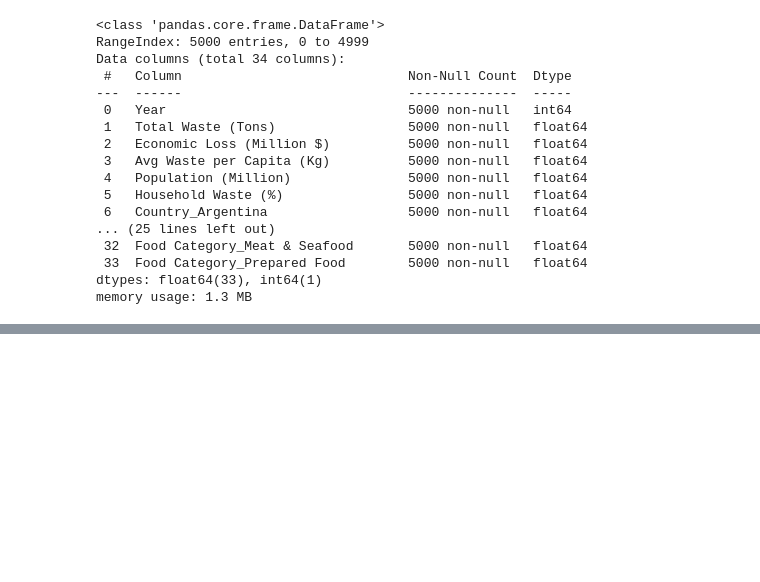
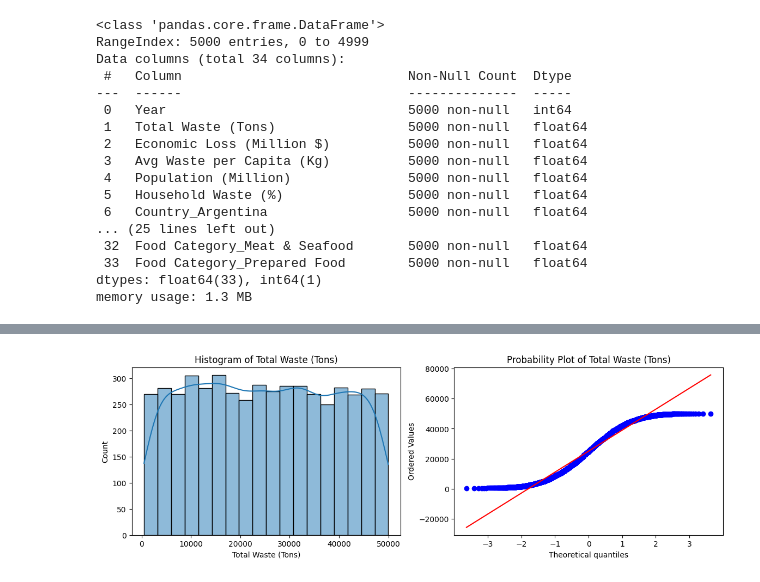
Before and after one commit to akxiit/Exploratory-Data-Analysis, a Jupyter notebook: food-wastege/Main.ipynb, the cells around one changed output, grey strips where cells are left out. Cells and saved outputs as stored; diff of their text form; code cells hidden in the pictures; blank space fills up the shorter version.

```diff
--- a/food-wastege/Main.ipynb
+++ b/food-wastege/Main.ipynb
@@ -122,0 +132,13 @@ memory usage: 1.3 MB
+# %%
+plt.figure(figsize=(14, 4))
+
+plt.subplot(1, 2, 1)
+sns.histplot(df['Total Waste (Tons)'], kde=True)
+plt.title('Histogram of Total Waste (Tons)')
+
+plt.subplot(1, 2, 2)
+stats.probplot(df['Total Waste (Tons)'], plot=plt)
+plt.title('Probability Plot of Total Waste (Tons)')
+plt.show()
+# %% [output]
+[figure, added]
```
Also changed, not shown: parts of 4 cells of this notebook.
